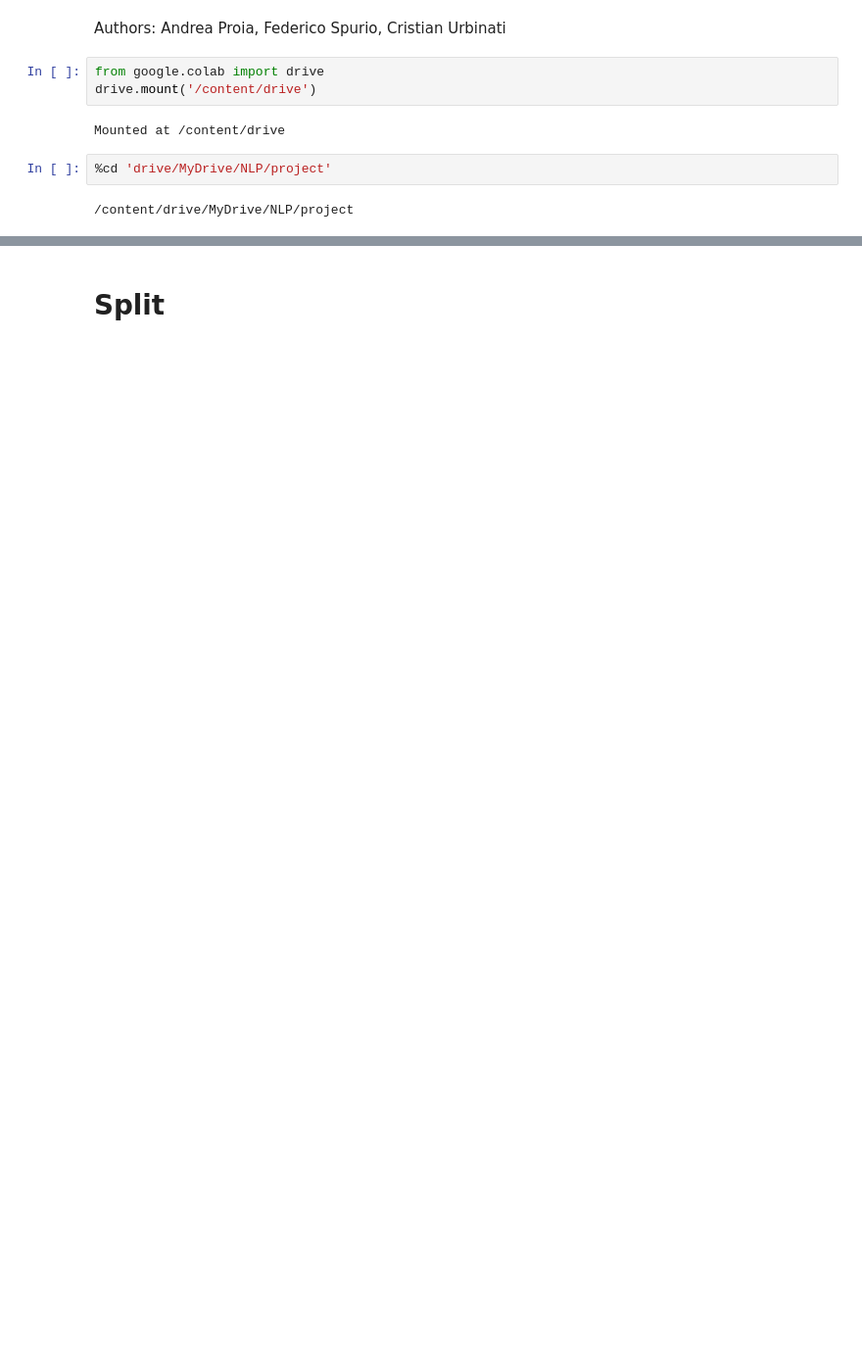
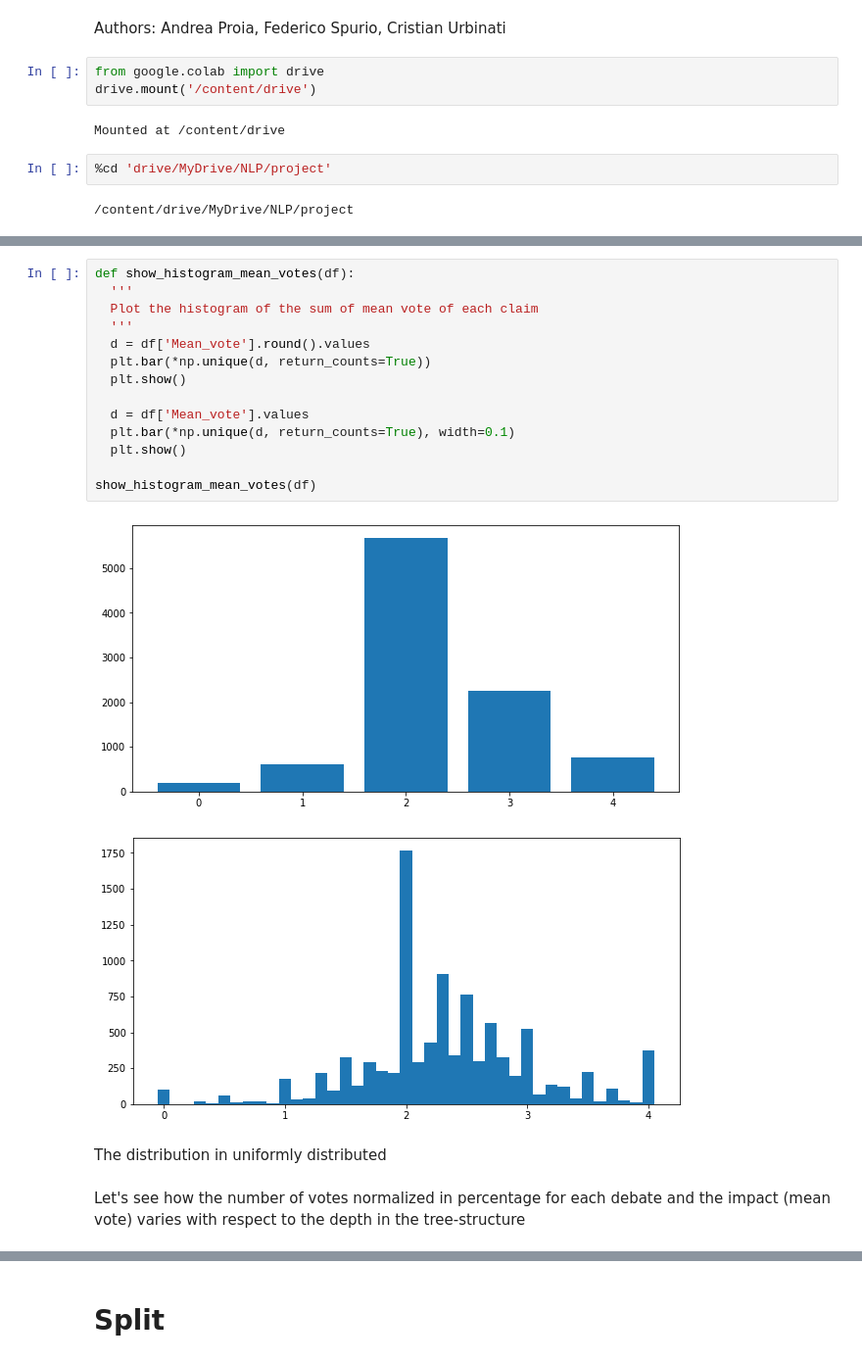
Before and after one commit to FedeSpu/argumentative-debates, a Jupyter notebook: argumentative-debates.ipynb, the cells around one changed output, grey strips where cells are left out. Shown at 98% size. Saved outputs shown, nothing was run; the diff lists cells and outputs as text; blank space fills up the shorter version.

```diff
--- a/argumentative-debates.ipynb
+++ b/argumentative-debates.ipynb
@@ -114,0 +184,21 @@ df = df.reset_index()
+# %%
+def show_histogram_mean_votes(df):
+  '''
+  Plot the histogram of the sum of mean vote of each claim
+  '''
+  d = df['Mean_vote'].round().values
+  plt.bar(*np.unique(d, return_counts=True))
+  plt.show()
+
+  d = df['Mean_vote'].values
+  plt.bar(*np.unique(d, return_counts=True), width=0.1)
+  plt.show()
+
+show_histogram_mean_votes(df)
+# %% [output]
+[figure, added]
+[figure, added]
+# %% [markdown]
+The distribution in uniformly distributed
+# %% [markdown]
+Let's see how the number of votes normalized in percentage for each debate and the impact (mean vote) varies with respect to the depth in the tree-structure
```
Also changed, not shown: parts of 118 cells of this notebook.
